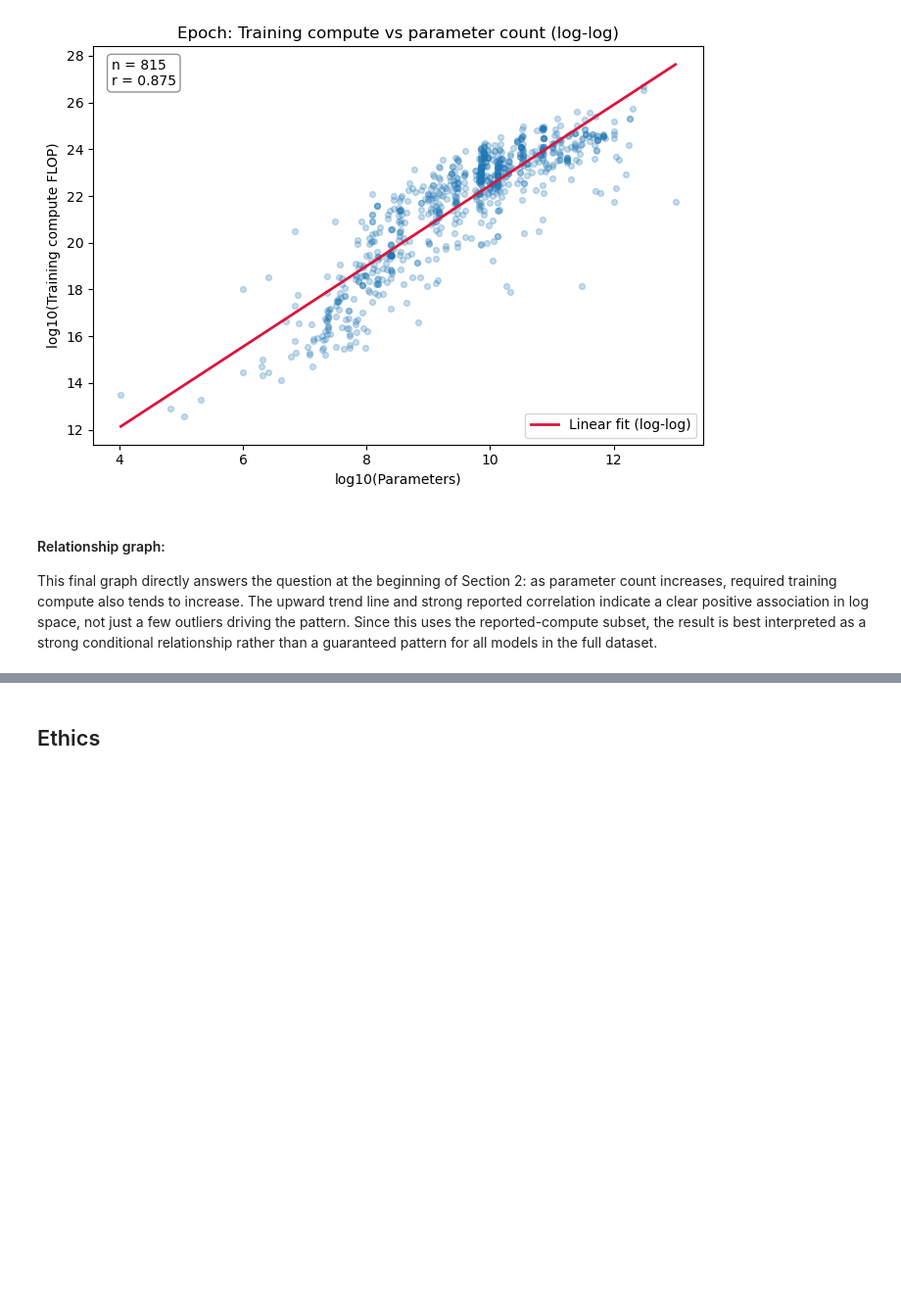
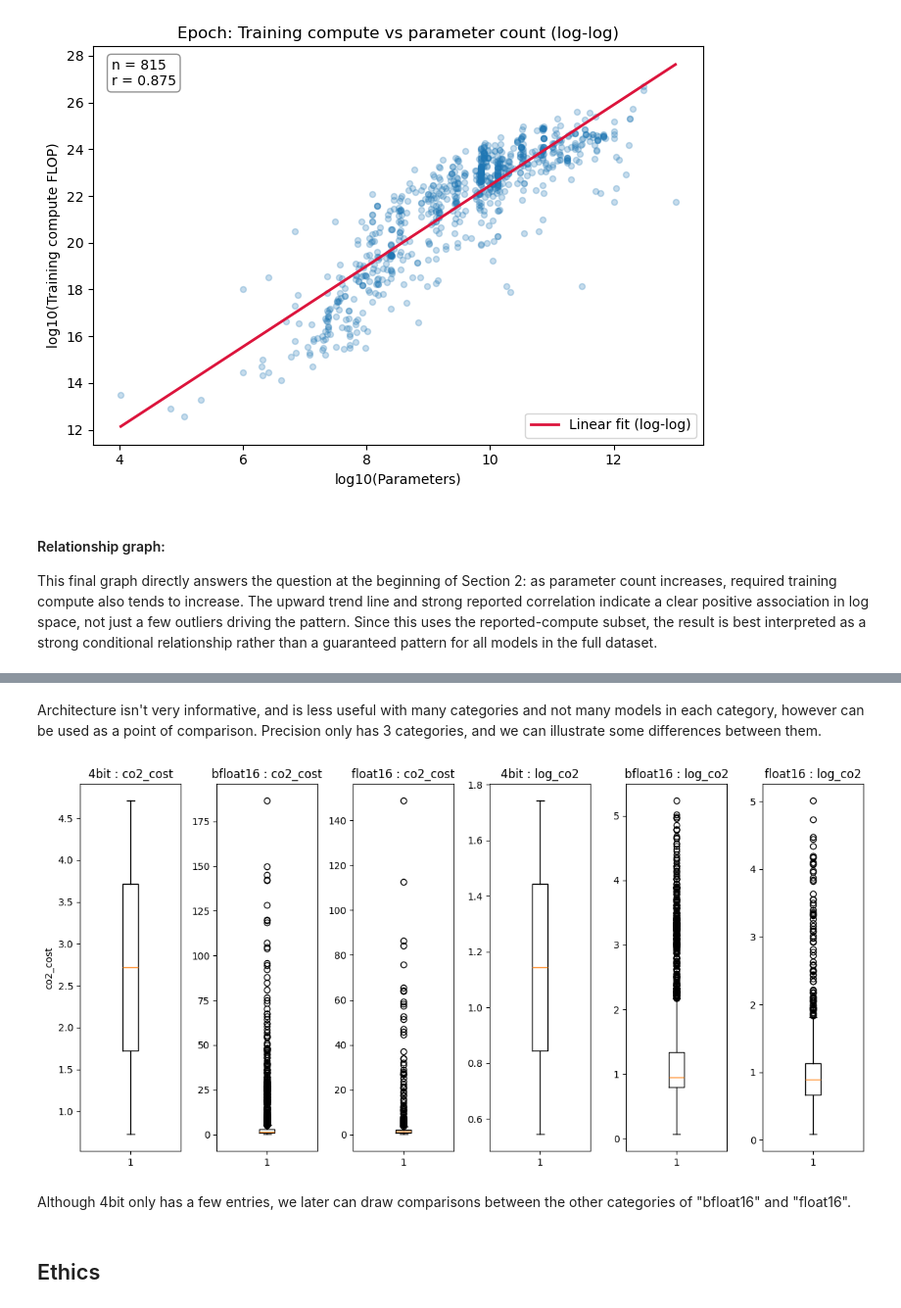
Before and after one commit to COGS108/Group090_WI26, a Jupyter notebook: 02-EDACheckpoint.ipynb, the cells around one changed output, grey strips where cells are left out. Shown at 98% size. Cells and saved outputs as stored; diff of their text form; code cells hidden in the pictures; blank space fills up the shorter version.

```diff
--- a/02-EDACheckpoint.ipynb
+++ b/02-EDACheckpoint.ipynb
@@ -220,3 +404,32 @@ This final graph directly answers the question at the beginning of Section 2: as
+# %% [markdown]
+Architecture isn't very informative, and is less useful with many categories and not many models in each category, however can be used as a point of comparison.
+Precision only has 3 categories, and we can illustrate some differences between them.
+# %%
+# Catagorical Variable analysis
+fig, axs = plt.subplots(1, 6, figsize=(12, 6))
+log = hf.with_columns([
+    pl.col("co2_cost").log1p().alias("log_co2")
+])
+precision = hf.select("precision").unique().sort(by="precision").to_numpy().flatten()
+
+axs[0].set_ylabel("co2_cost")
+axs[0].set_title("Precision : co2_cost")
+
+for cat in range(len(precision)):
+    axs[cat].boxplot(hf.filter(pl.col("precision")==precision[cat]).select("co2_cost"))
+    axs[cat].set_title(f"{precision[cat]} : co2_cost")
+
+for cat in range(len(precision)):
+    axs[cat+3].boxplot(log.filter(pl.col("precision")==precision[cat]).select("log_co2"))
+    axs[cat+3].set_title(f"{precision[cat]} : log_co2")
+
+
+plt.tight_layout()
+plt.show()
+# %% [output]
+[figure, added]
+# %% [markdown]
+Although 4bit only has a few entries, we later can draw comparisons between the other categories of "bfloat16" and "float16".
 # %% [markdown]
 ## Ethics
 # %% [markdown]
```
Also changed, not shown: parts of 10 cells of this notebook, 1 other file.
